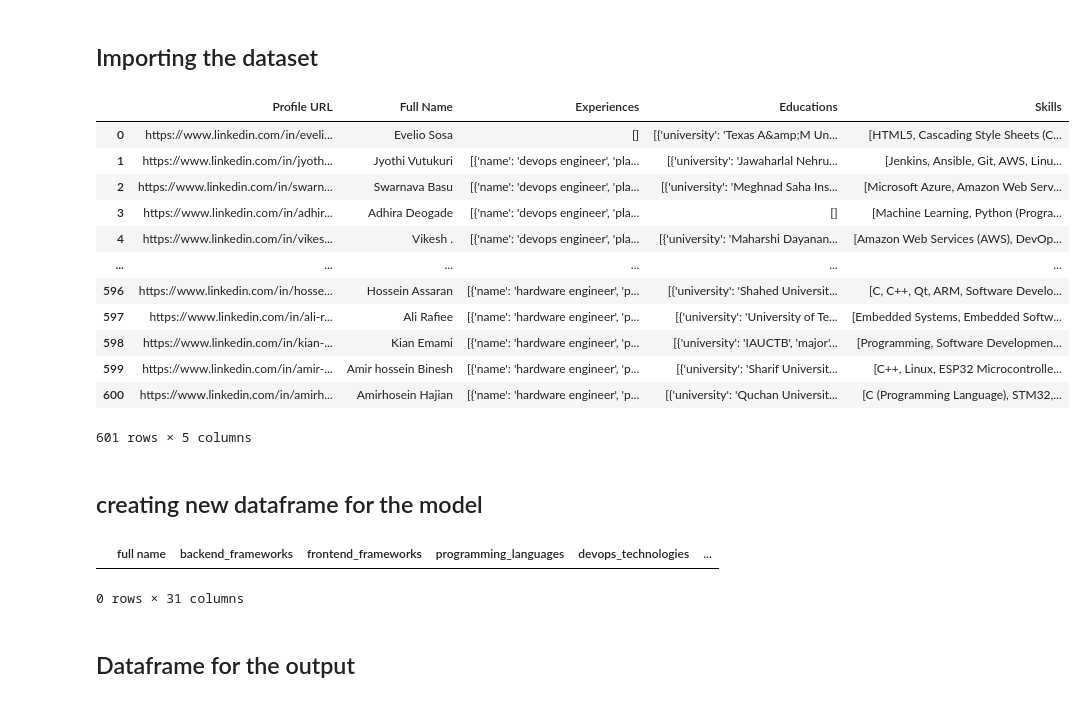
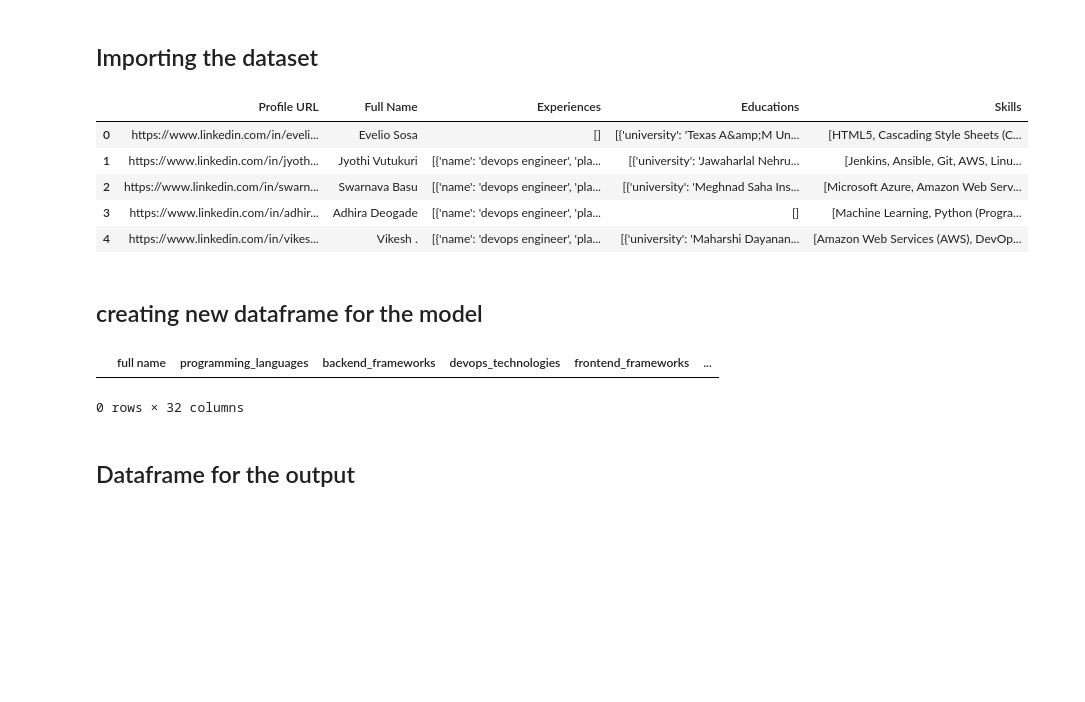
Before and after one commit to AJob-Recommender/model, a Jupyter notebook: dataframe.ipynb, the cells around one changed output. Cells and saved outputs as stored; diff of their text form; code cells hidden in the pictures; blank space fills up the shorter version.

Commit message:
feat: add new dataframe and export it to a new file

```diff
--- a/dataframe.ipynb
+++ b/dataframe.ipynb
@@ -6,41 +6,35 @@ import pandas as pd
 # %% [markdown]
 ## Importing the dataset
 # %%
-data = pd.read_json("data/new-jobs/03-7-28-22/new_jobs-7-28-22.json")
-data
+data = pd.read_json("datasets/02-data/data.json")
+data.head()
 # %% [output]
 |  | Profile URL | Full Name | Experiences | Educations | Skills |
 | 0 | https://www.linkedin.com/in/eveli... | Evelio Sosa | [] | [{'university': 'Texas A&amp;M Un... | [HTML5, Cascading Style Sheets (C... |
 | 1 | https://www.linkedin.com/in/jyoth... | Jyothi Vutukuri | [{'name': 'devops engineer', 'pla... | [{'university': 'Jawaharlal Nehru... | [Jenkins, Ansible, Git, AWS, Linu... |
 | 2 | https://www.linkedin.com/in/swarn... | Swarnava Basu | [{'name': 'devops engineer', 'pla... | [{'university': 'Meghnad Saha Ins... | [Microsoft Azure, Amazon Web Serv... |
 | 3 | https://www.linkedin.com/in/adhir... | Adhira Deogade | [{'name': 'devops engineer', 'pla... | [] | [Machine Learning, Python (Progra... |
 | 4 | https://www.linkedin.com/in/vikes... | Vikesh . | [{'name': 'devops engineer', 'pla... | [{'university': 'Maharshi Dayanan... | [Amazon Web Services (AWS), DevOp... |
-| ... | ... | ... | ... | ... | ... |
-| 596 | https://www.linkedin.com/in/hosse... | Hossein Assaran | [{'name': 'hardware engineer', 'p... | [{'university': 'Shahed Universit... | [C, C++, Qt, ARM, Software Develo... |
-| 597 | https://www.linkedin.com/in/ali-r... | Ali Rafiee | [{'name': 'hardware engineer', 'p... | [{'university': 'University of Te... | [Embedded Systems, Embedded Softw... |
-| 598 | https://www.linkedin.com/in/kian-... | Kian Emami | [{'name': 'hardware engineer', 'p... | [{'university': 'IAUCTB', 'major'... | [Programming, Software Developmen... |
-| 599 | https://www.linkedin.com/in/amir-... | Amir hossein Binesh | [{'name': 'hardware engineer', 'p... | [{'university': 'Sharif Universit... | [C++, Linux, ESP32 Microcontrolle... |
-| 600 | https://www.linkedin.com/in/amirh... | Amirhosein Hajian | [{'name': 'hardware engineer', 'p... | [{'university': 'Quchan Universit... | [C (Programming Language), STM32,... |
-601 rows × 5 columns
 # %% [markdown]
 ## creating new dataframe for the model
 # %%
 model_df_x = pd.DataFrame(columns=[
     "full name",
     # Skills
+    "programming_languages",
     "backend_frameworks",
+    "devops_technologies",
     "frontend_frameworks",
-    "programming_languages",
-    "devops_technologies",
+    "system_design_skills",
     "version_controls",
     "ui-ux",
-    "system_design_skills",
+    "data_related",
     "databases",
     "ai_models",
     "ai_frameworks",
     "network_skills",
+    "message_brokers",
     "hardware_skills",
-    "message_brokers",
     "os",
     # Educations
     "bachelor-computer engineering",
@@ -63,8 +57,8 @@ model_df_x = pd.DataFrame(columns=[
 ])
 model_df_x
 # %% [output]
-|  | full name | backend_frameworks | frontend_frameworks | programming_languages | devops_technologies | ... |
+|  | full name | programming_languages | backend_frameworks | devops_technologies | frontend_frameworks | ... |
-0 rows × 31 columns
+0 rows × 32 columns
 # %% [markdown]
 ## Dataframe for the output
 # %%
```
Also changed, not shown: parts of 3 cells of this notebook.
